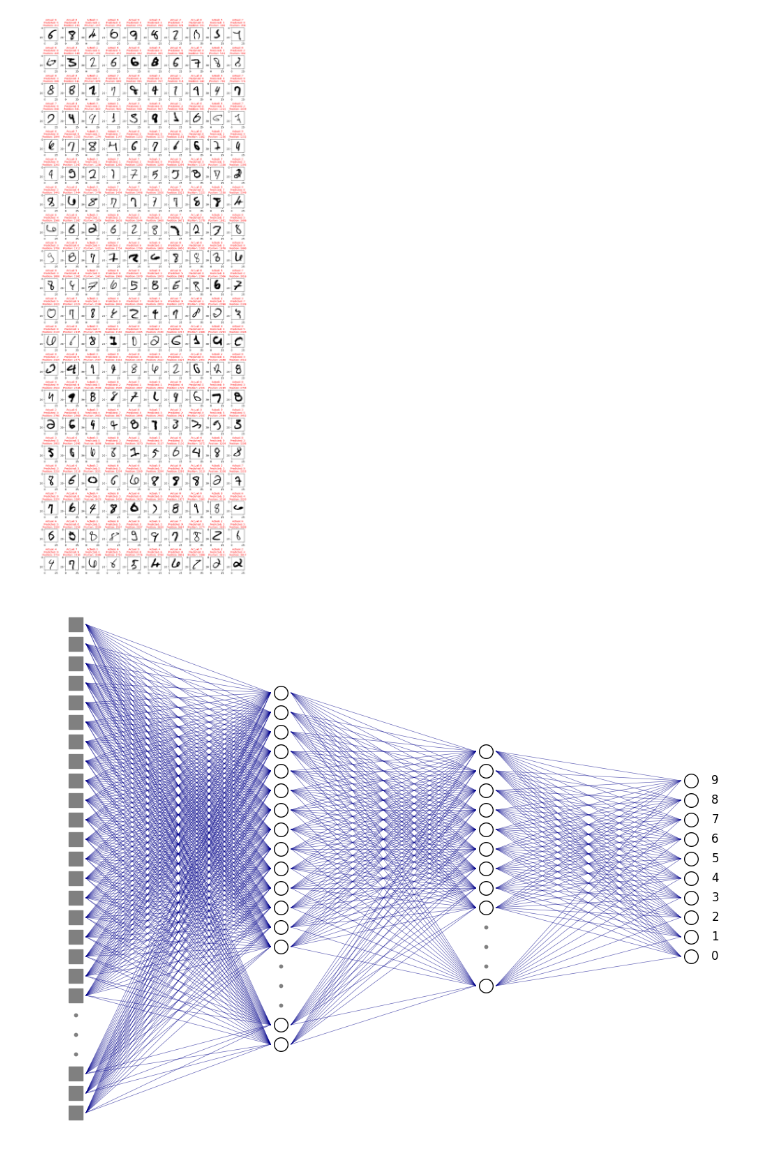
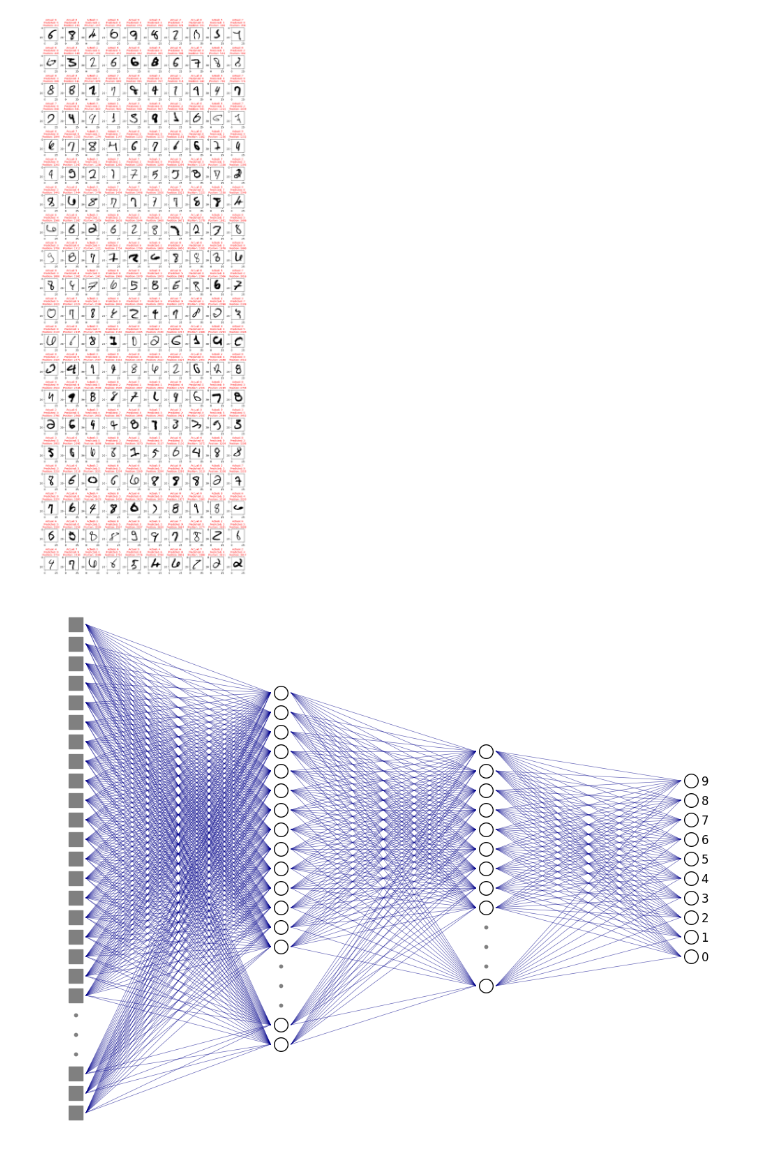
Before and after one commit to pdsdm/MNIST-proj, a Jupyter notebook: main.ipynb, the cells around one changed output. Saved outputs shown, nothing was run; the diff lists cells and outputs as text; code cells hidden in the pictures.

```diff
--- a/main.ipynb
+++ b/main.ipynb
@@ -535,7 +535,7 @@ def plot_CNN ():
     # Draw output nodes as white circles with black outline
     for num,y in enumerate(output_y):
         plt.scatter(output_x, y, color='white', s=node_size, marker='o', edgecolors='black')
-        plt.text(output_x + 0.02, y, str(num), color='black', fontsize=12, ha='left', va='center')
+        plt.text(output_x + 0.01, y-0.0003, str(num), color='black', fontsize=12, ha='left', va='center')
 
 
     # Add ellipsis dots
@@ -553,5 +553,7 @@ def plot_CNN ():
     plt.tight_layout()
     plt.savefig('neural_network_visualization.png', facecolor='white', dpi=300)
     plt.show()
-# %% [output]
-[figure, removed]
+# %%
+plot_CNN()
+# %% [output]
+[figure, added]
```
Also changed, not shown: parts of 1 cell of this notebook.
